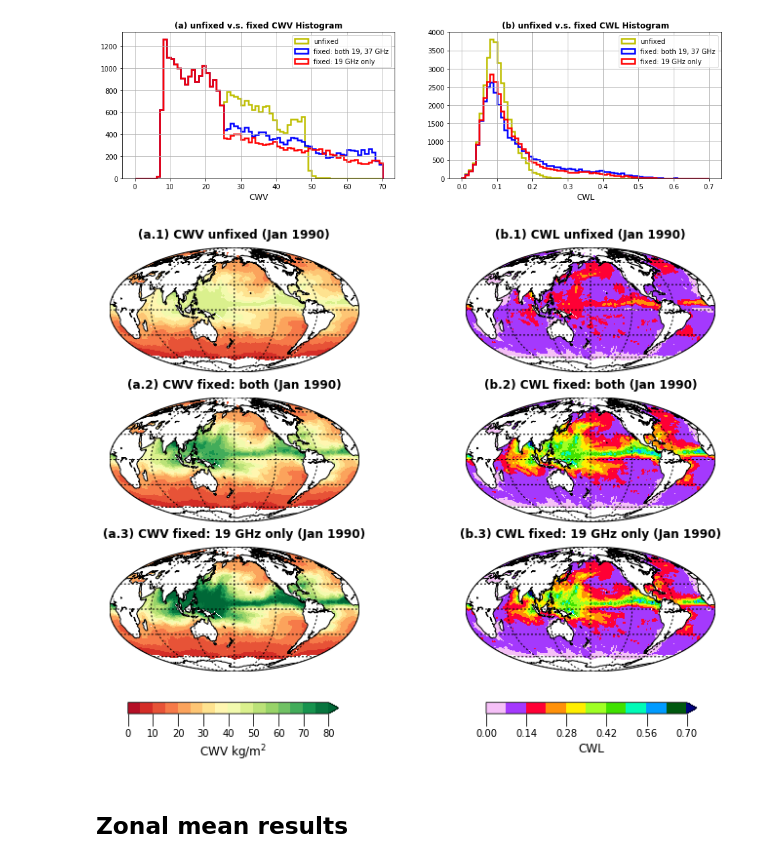
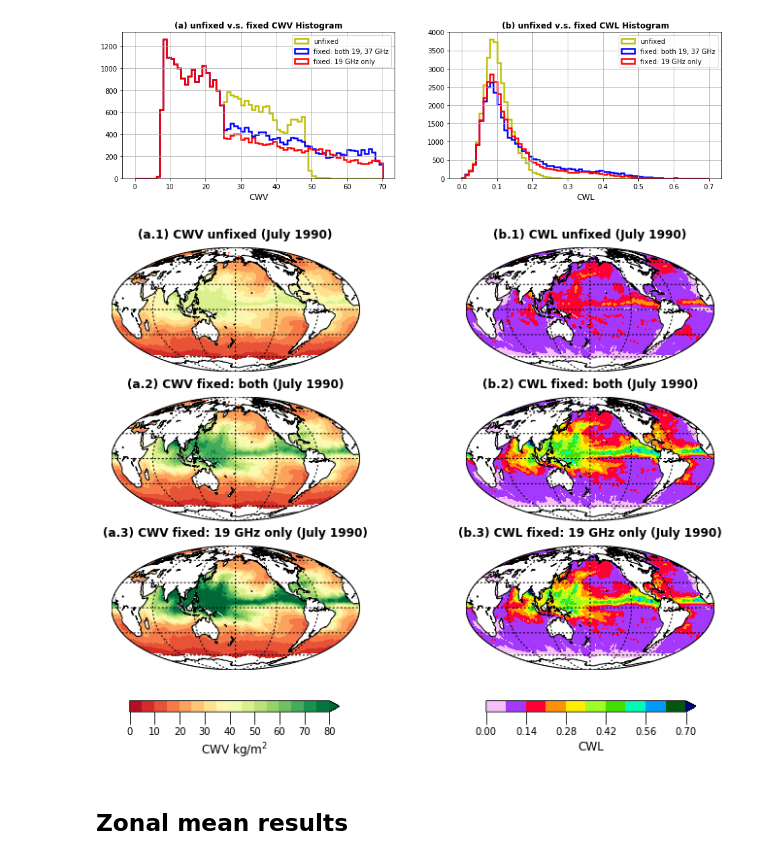
Before and after one commit to phaustin/e582, a Jupyter notebook: notebooks/ssmi.ipynb, the cells around one changed output. Drawn from its saved outputs; the diff is of its cells as text; code cells hidden in the pictures.

```diff
--- a/notebooks/ssmi.ipynb
+++ b/notebooks/ssmi.ipynb
@@ -266,9 +266,9 @@ hist_SSMI(CWV7_unfixed, CWV7_both, CWV7_19, CWL7_unfixed, CWL7_both, CWL7_19)
 # %% [output]
 [figure]
 # %%
-SSMI_map(lon, lat, CWV7_unfixed, CWV7_both, CWV7_19, CWL7_unfixed, CWL7_both, CWL7_19)
+SSMI_map(lon, lat, CWV7_unfixed, CWV7_both, CWV7_19, CWL7_unfixed, CWL7_both, CWL7_19,the_date='(July 1990)')
 # %% [output]
-[figure, old version]
+[figure, new version]
 # %% [markdown]
 ## Zonal mean results
 # %%
```
Also changed, not shown: parts of 1 cell of this notebook, 1 other file.
